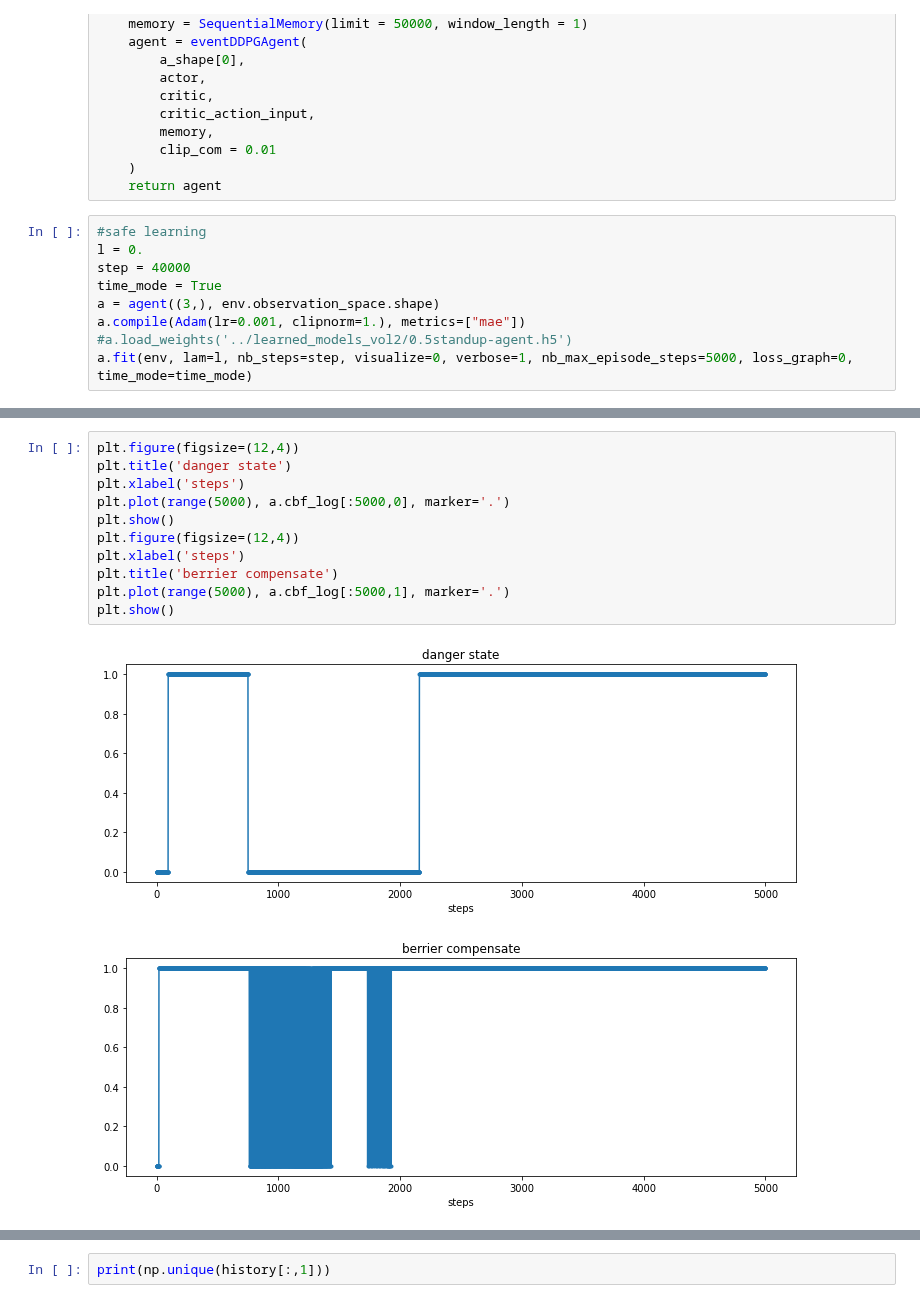
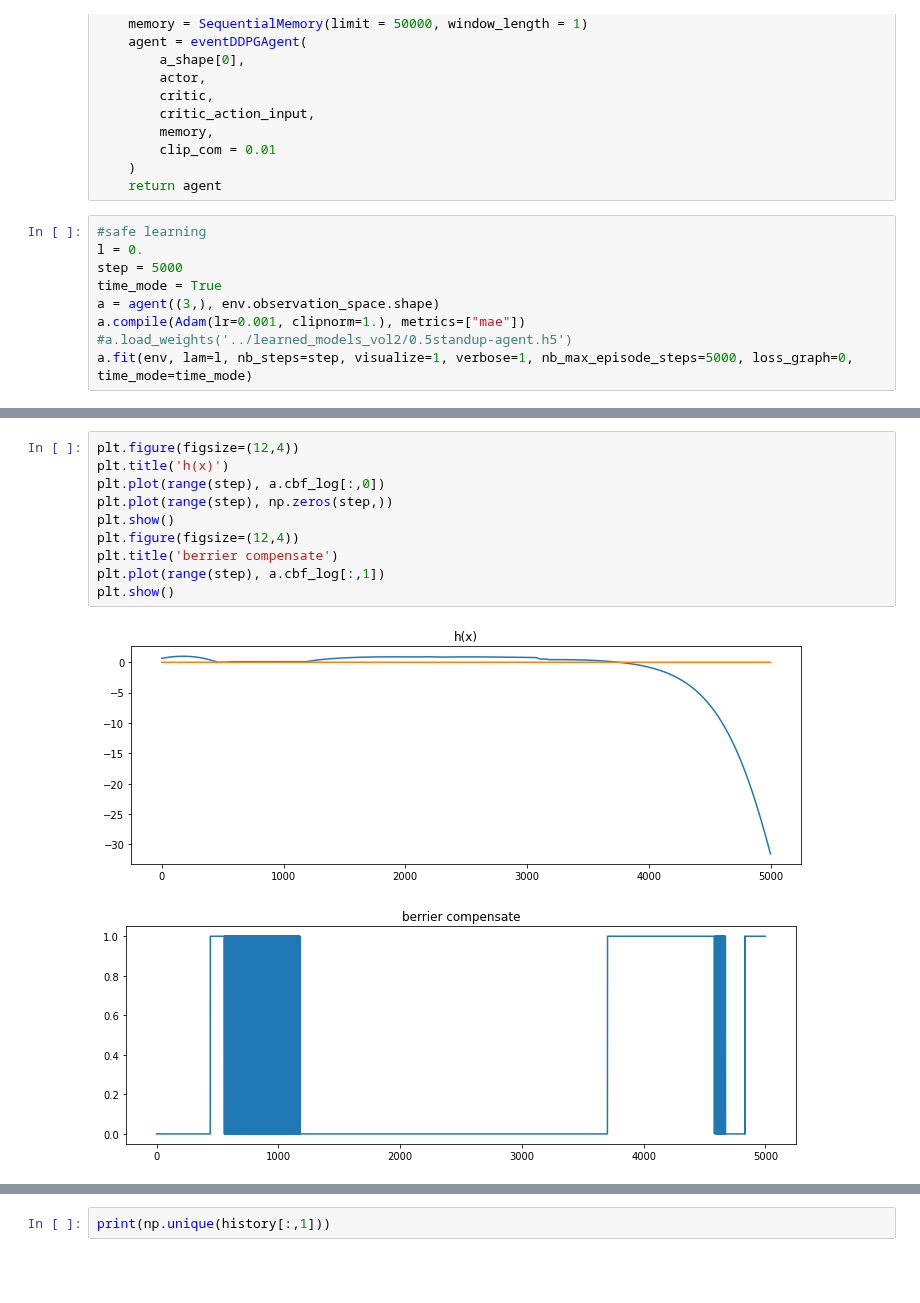
Before and after one commit to ibuki1024/eventDDPG, a Jupyter notebook: notebook/event_trigger_safe.ipynb, the cells around one changed output, grey strips where cells are left out. Cells and saved outputs as stored; diff of their text form; blank space fills up the shorter version.

Commit message:
show h(x) graph

```diff
--- a/notebook/event_trigger_safe.ipynb
+++ b/notebook/event_trigger_safe.ipynb
@@ -64,10 +64,10 @@ def agent(a_shape, s_shape):
 # %%
 #safe learning
 l = 0.
-step = 40000
+step = 5000
 time_mode = True
 a = agent((3,), env.observation_space.shape)
 a.compile(Adam(lr=0.001, clipnorm=1.), metrics=["mae"])
 #a.load_weights('../learned_models_vol2/0.5standup-agent.h5')
-a.fit(env, lam=l, nb_steps=step, visualize=0, verbose=1, nb_max_episode_steps=5000, loss_graph=0, time_mode=time_mode)
+a.fit(env, lam=l, nb_steps=step, visualize=1, verbose=1, nb_max_episode_steps=5000, loss_graph=0, time_mode=time_mode)
 # %% [output]
@@ -91,15 +76,14 @@ done, took 257.685 seconds
 <keras.callbacks.History at 0x...>
 # %%
 plt.figure(figsize=(12,4))
-plt.title('danger state')
-plt.xlabel('steps')
-plt.plot(range(5000), a.cbf_log[:5000,0], marker='.')
+plt.title('h(x)')
+plt.plot(range(step), a.cbf_log[:,0])
+plt.plot(range(step), np.zeros(step,))
 plt.show()
 plt.figure(figsize=(12,4))
-plt.xlabel('steps')
 plt.title('berrier compensate')
-plt.plot(range(5000), a.cbf_log[:5000,1], marker='.')
+plt.plot(range(step), a.cbf_log[:,1])
 plt.show()
 # %% [output]
-[figure, old version]
+[figure, new version]
-[figure, old version]
+[figure, new version]
```
Also changed, not shown: parts of 4 cells of this notebook, 1 other file.
